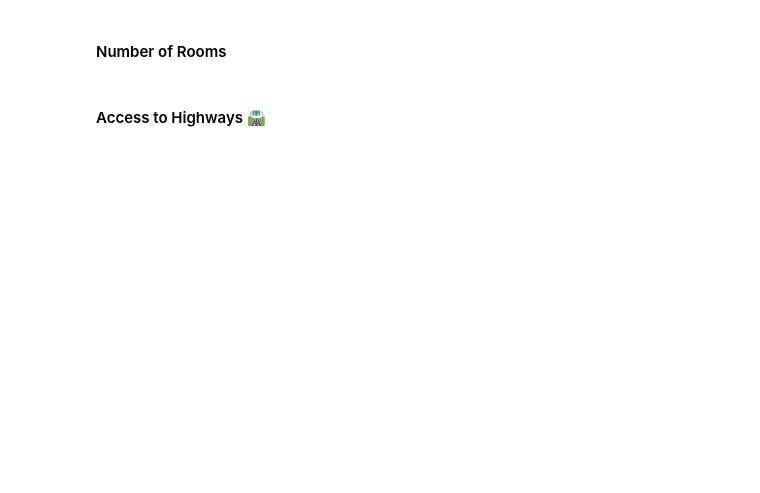
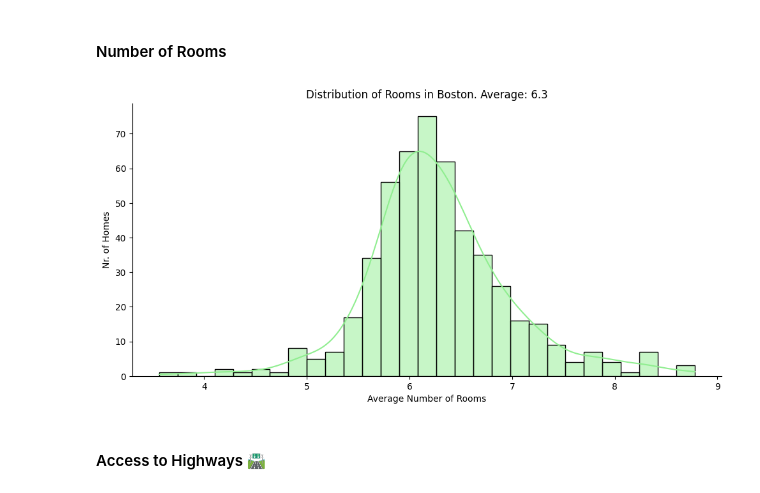
Before and after one commit to shahiddhariwala/boston_housing_prediction, a Jupyter notebook: Multivariable_Regression_and_Valuation_Model_(start).ipynb, the cells around one changed output. Cells and saved outputs as stored; diff of their text form; code cells hidden in the pictures; blank space fills up the shorter version.

```diff
--- a/Multivariable_Regression_and_Valuation_Model_(start).ipynb
+++ b/Multivariable_Regression_and_Valuation_Model_(start).ipynb
@@ -221,4 +249,18 @@ What do you notice in the distributions of the data?
 # %% [markdown]
 #### Number of Rooms
+# %%
+sns.displot(data.RM,
+            aspect=2,
+            kde=True,
+            color='lightgreen')
+
+
+plt.title(f'Distribution of Rooms in Boston. Average: {data.RM.mean():.2}')
+plt.xlabel('Average Number of Rooms')
+plt.ylabel('Nr. of Homes')
+
+plt.show()
+# %% [output]
+[figure, added]
 # %% [markdown]
 #### Access to Highways 🛣
```
Also changed, not shown: parts of 3 cells of this notebook.
